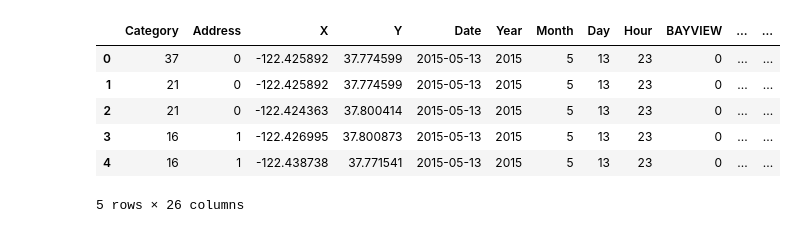
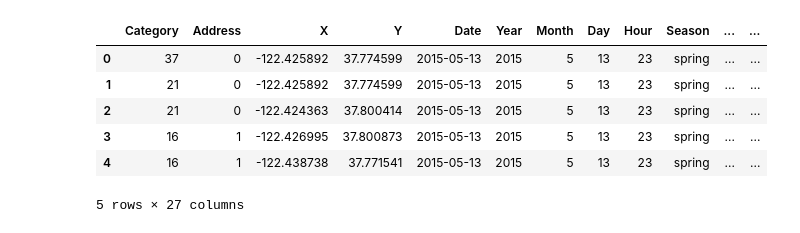
Before and after one commit to Yukari1219/kaggle, a Jupyter notebook: Crime Classification/case_10.ipynb, the cells around one changed output. Cells and saved outputs as stored; diff of their text form; code cells hidden in the pictures.

```diff
--- a/Crime Classification/case_10.ipynb
+++ b/Crime Classification/case_10.ipynb
@@ -13,35 +16,45 @@ train1 = train1.query('Y != 90')
 # %%
 # Case10 DayOfWeek, PdDistrictどちらもone-hot train1.ver
 
 Dt = pd.to_datetime(train1['Dates'])
 train1['Date'] = Dt.dt.date
 train1['Year'] = Dt.dt.year
 train1['Month'] = Dt.dt.month
 train1['Day'] = Dt.dt.day
 train1['Hour'] = Dt.dt.hour
 train1.drop(['Dates'], axis = 1, inplace = True)
+def to_season(month_num):
+    season = 'winter'
+    if 3<=month_num<=5:
+        season = 'spring'
+    elif 6<=month_num<=8:
+        season = 'summer'
+    elif 9<=month_num<=11:
+        season = 'autumn'
+    return season
+train1['Season'] =Dt.dt.month.apply(to_season)
 
 train1_DOW = pd.get_dummies(train1['DayOfWeek'])
 
 
 Ad_dict = {'.* / .*':0, '.*':1}
 train1['Address'] = train1['Address'].replace(Ad_dict,regex = True)
 
 le = LabelEncoder()
 train1['Category'] = le.fit_transform(train1['Category'])
 
 train1_PD = pd.get_dummies(train1['PdDistrict'])
 
 train1 = pd.concat([train1, train1_PD, train1_DOW], axis = 1)
 
 train1.drop(['PdDistrict', 'DayOfWeek'], axis = 1, inplace=True)
 
 train1.head()
 # %% [output]
-|  | Category | Address | X | Y | Date | Year | Month | Day | Hour | BAYVIEW | ... | ... |
-| 0 | 37 | 0 | -122.425892 | 37.774599 | 2015-05-13 | 2015 | 5 | 13 | 23 | 0 | ... | ... |
-| 1 | 21 | 0 | -122.425892 | 37.774599 | 2015-05-13 | 2015 | 5 | 13 | 23 | 0 | ... | ... |
-| 2 | 21 | 0 | -122.424363 | 37.800414 | 2015-05-13 | 2015 | 5 | 13 | 23 | 0 | ... | ... |
-| 3 | 16 | 1 | -122.426995 | 37.800873 | 2015-05-13 | 2015 | 5 | 13 | 23 | 0 | ... | ... |
-| 4 | 16 | 1 | -122.438738 | 37.771541 | 2015-05-13 | 2015 | 5 | 13 | 23 | 0 | ... | ... |
+|  | Category | Address | X | Y | Date | Year | Month | Day | Hour | Season | ... | ... |
+| 0 | 37 | 0 | -122.425892 | 37.774599 | 2015-05-13 | 2015 | 5 | 13 | 23 | spring | ... | ... |
+| 1 | 21 | 0 | -122.425892 | 37.774599 | 2015-05-13 | 2015 | 5 | 13 | 23 | spring | ... | ... |
+| 2 | 21 | 0 | -122.424363 | 37.800414 | 2015-05-13 | 2015 | 5 | 13 | 23 | spring | ... | ... |
+| 3 | 16 | 1 | -122.426995 | 37.800873 | 2015-05-13 | 2015 | 5 | 13 | 23 | spring | ... | ... |
+| 4 | 16 | 1 | -122.438738 | 37.771541 | 2015-05-13 | 2015 | 5 | 13 | 23 | spring | ... | ... |
-5 rows × 26 columns
+5 rows × 27 columns
```
Also changed, not shown: parts of 11 cells of this notebook, 23 other files.
